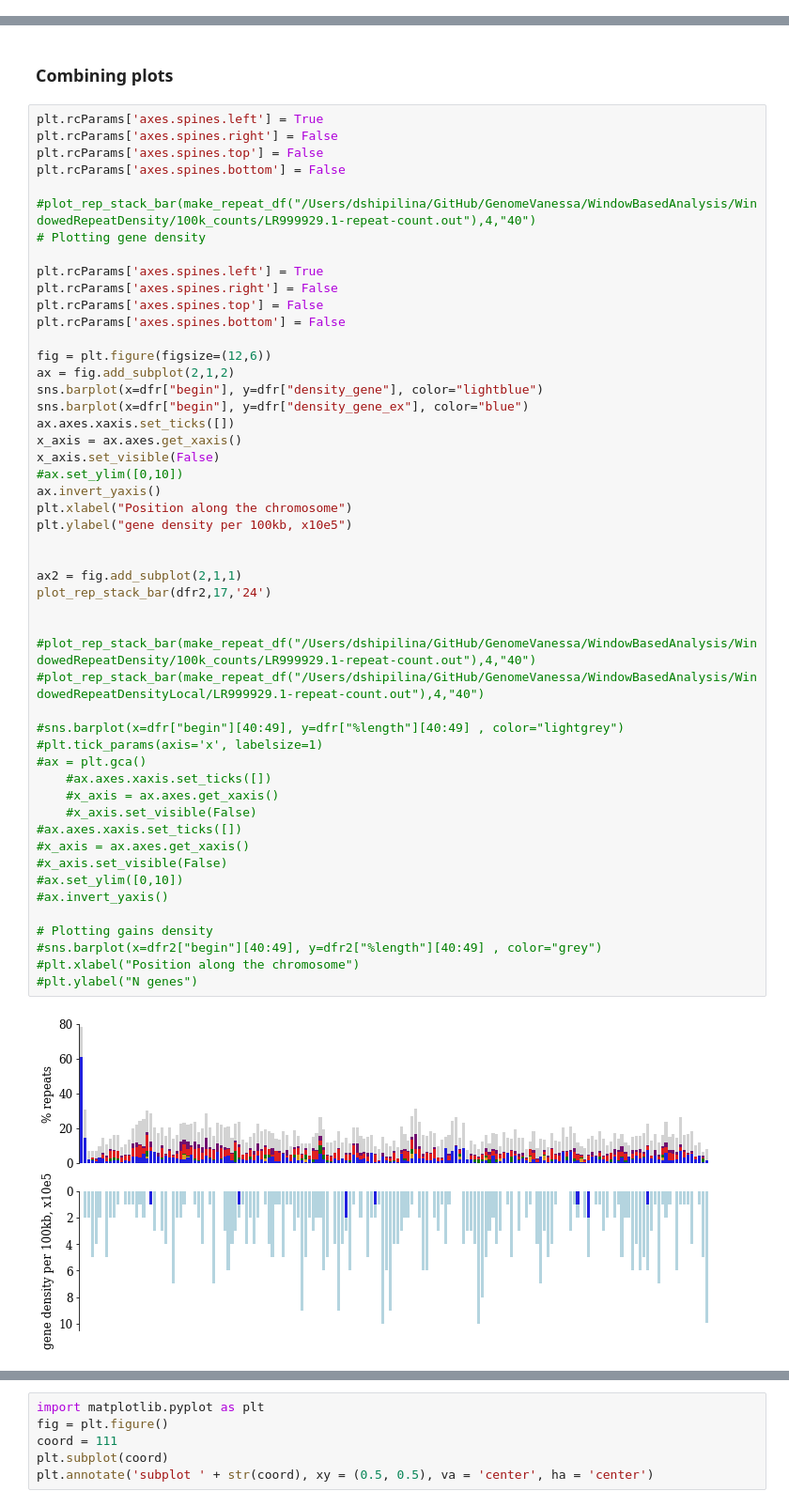
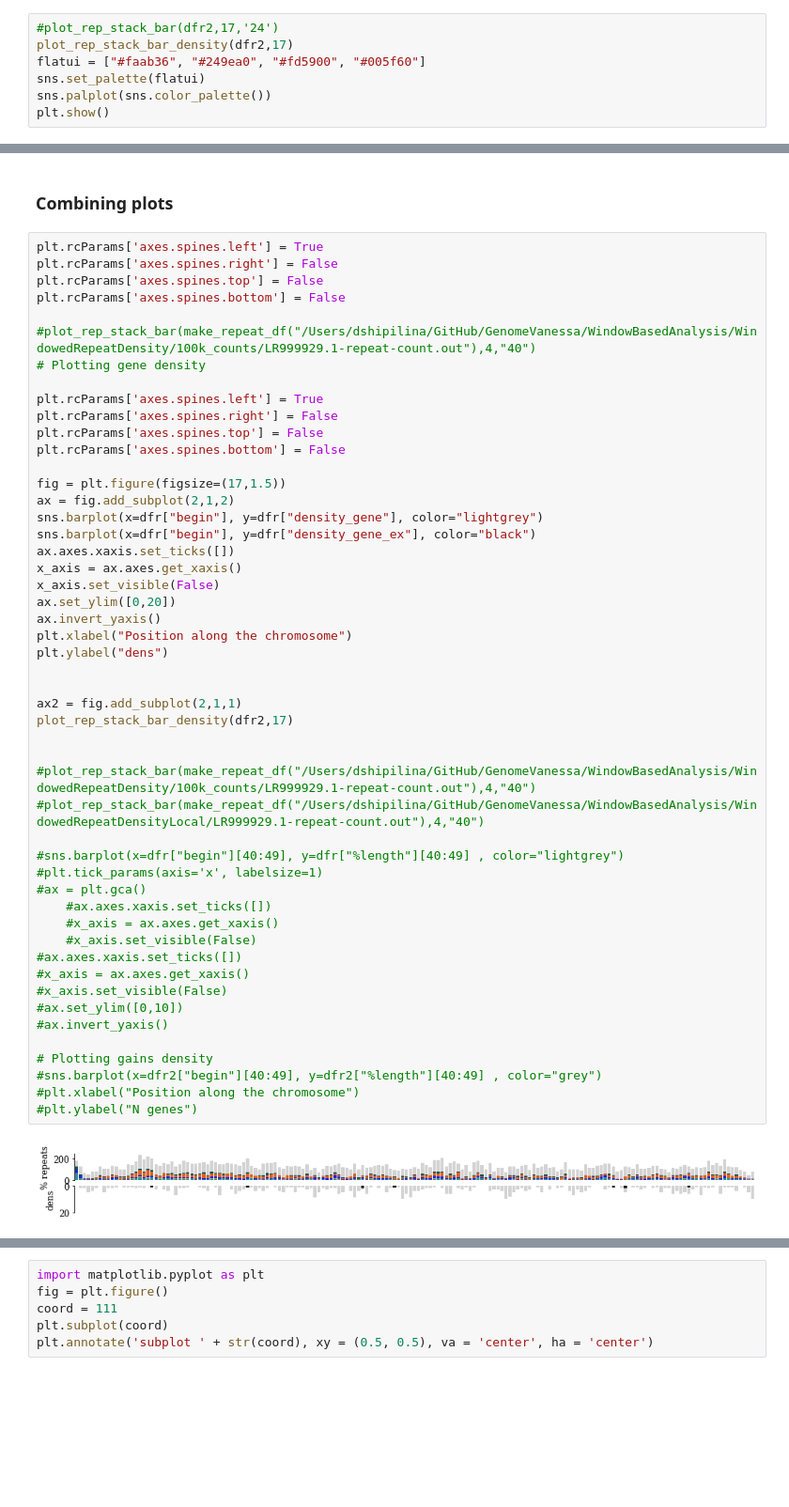
Before and after one commit to DaSh-bash/GenomeVanessa, a Jupyter notebook: Figures/VanessaGenomeFigures.ipynb, the cells around one changed output, grey strips where cells are left out. Shown: that part at 94% size. Drawn from its saved outputs; the diff is of its cells as text; blank space fills up the shorter version.

Commit message:
Figure upd

```diff
--- a/Figures/VanessaGenomeFigures.ipynb
+++ b/Figures/VanessaGenomeFigures.ipynb
@@ -707,0 +703,7 @@ plot_rep_stack_bar_density(dfr2,17,'24')
+# %%
+#plot_rep_stack_bar(dfr2,17,'24')
+plot_rep_stack_bar_density(dfr2,17)
+flatui = ["#faab36", "#249ea0", "#fd5900", "#005f60"]
+sns.set_palette(flatui)
+sns.palplot(sns.color_palette())
+plt.show()
@@ -836,44 +916,44 @@ plt.rcParams['axes.spines.right'] = False
 plt.rcParams['axes.spines.top'] = False
 plt.rcParams['axes.spines.bottom'] = False
 
-fig = plt.figure(figsize=(12,6))
+fig = plt.figure(figsize=(17,1.5))
 ax = fig.add_subplot(2,1,2)
-sns.barplot(x=dfr["begin"], y=dfr["density_gene"], color="lightblue")
-sns.barplot(x=dfr["begin"], y=dfr["density_gene_ex"], color="blue")
+sns.barplot(x=dfr["begin"], y=dfr["density_gene"], color="lightgrey")
+sns.barplot(x=dfr["begin"], y=dfr["density_gene_ex"], color="black")
 ax.axes.xaxis.set_ticks([])
 x_axis = ax.axes.get_xaxis()
 x_axis.set_visible(False)
-#ax.set_ylim([0,10])
+ax.set_ylim([0,20])
 ax.invert_yaxis()
 plt.xlabel("Position along the chromosome")
-plt.ylabel("gene density per 100kb, x10e5")
+plt.ylabel("dens")
 
 
 ax2 = fig.add_subplot(2,1,1)
-plot_rep_stack_bar(dfr2,17,'24')
+plot_rep_stack_bar_density(dfr2,17)
 
 
 #plot_rep_stack_bar(make_repeat_df("/Users/dshipilina/GitHub/GenomeVanessa/WindowBasedAnalysis/WindowedRepeatDensity/100k_counts/LR999929.1-repeat-count.out"),4,"40")
 #plot_rep_stack_bar(make_repeat_df("/Users/dshipilina/GitHub/GenomeVanessa/WindowBasedAnalysis/WindowedRepeatDensityLocal/LR999929.1-repeat-count.out"),4,"40")
 
 #sns.barplot(x=dfr["begin"][40:49], y=dfr["%length"][40:49] , color="lightgrey")
 #plt.tick_params(axis='x', labelsize=1)
 #ax = plt.gca()
     #ax.axes.xaxis.set_ticks([])
     #x_axis = ax.axes.get_xaxis()
     #x_axis.set_visible(False)
 #ax.axes.xaxis.set_ticks([])
 #x_axis = ax.axes.get_xaxis()
 #x_axis.set_visible(False)
 #ax.set_ylim([0,10])
 #ax.invert_yaxis()
 
 # Plotting gains density
 #sns.barplot(x=dfr2["begin"][40:49], y=dfr2["%length"][40:49] , color="grey")
 #plt.xlabel("Position along the chromosome")
 #plt.ylabel("N genes")
 # %% [output]
-[figure, old version]
+[figure, new version]
 # %%
 fig = plt.figure(figsize=(12,12))
 ax = fig.add_subplot(2,1,1)
```
Also changed, not shown: parts of 9 cells of this notebook.
